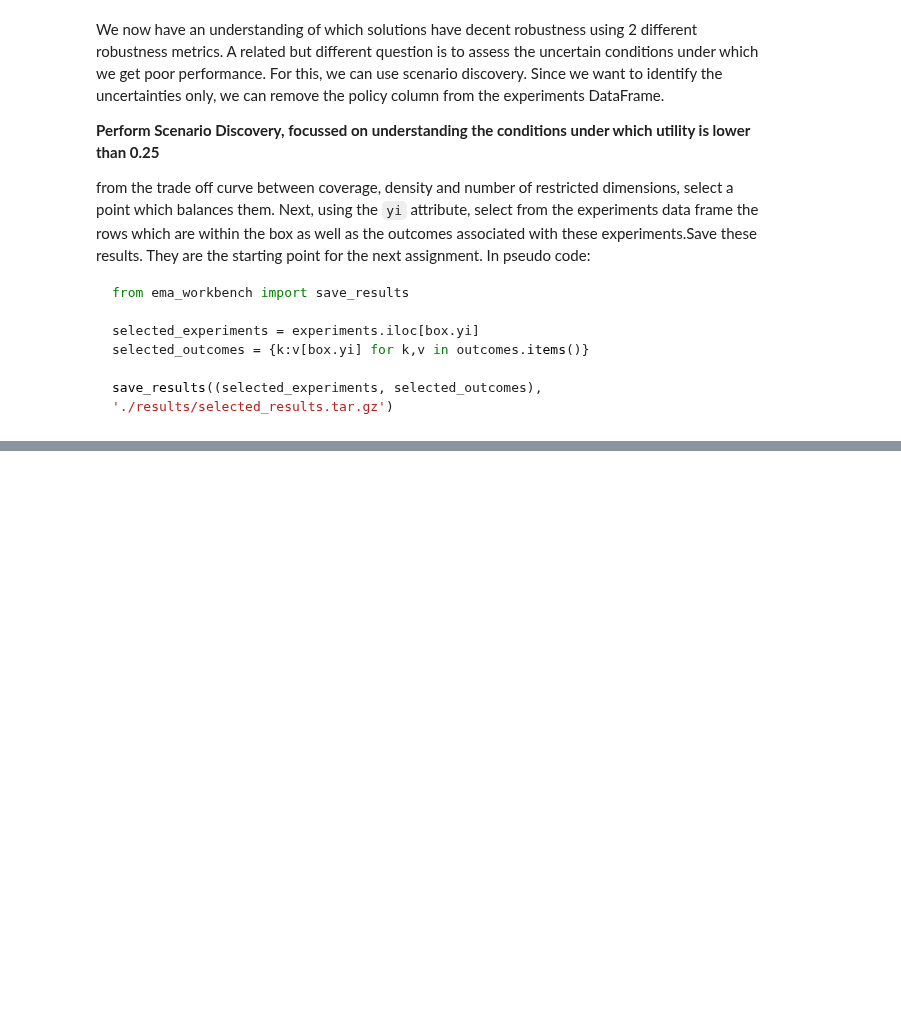
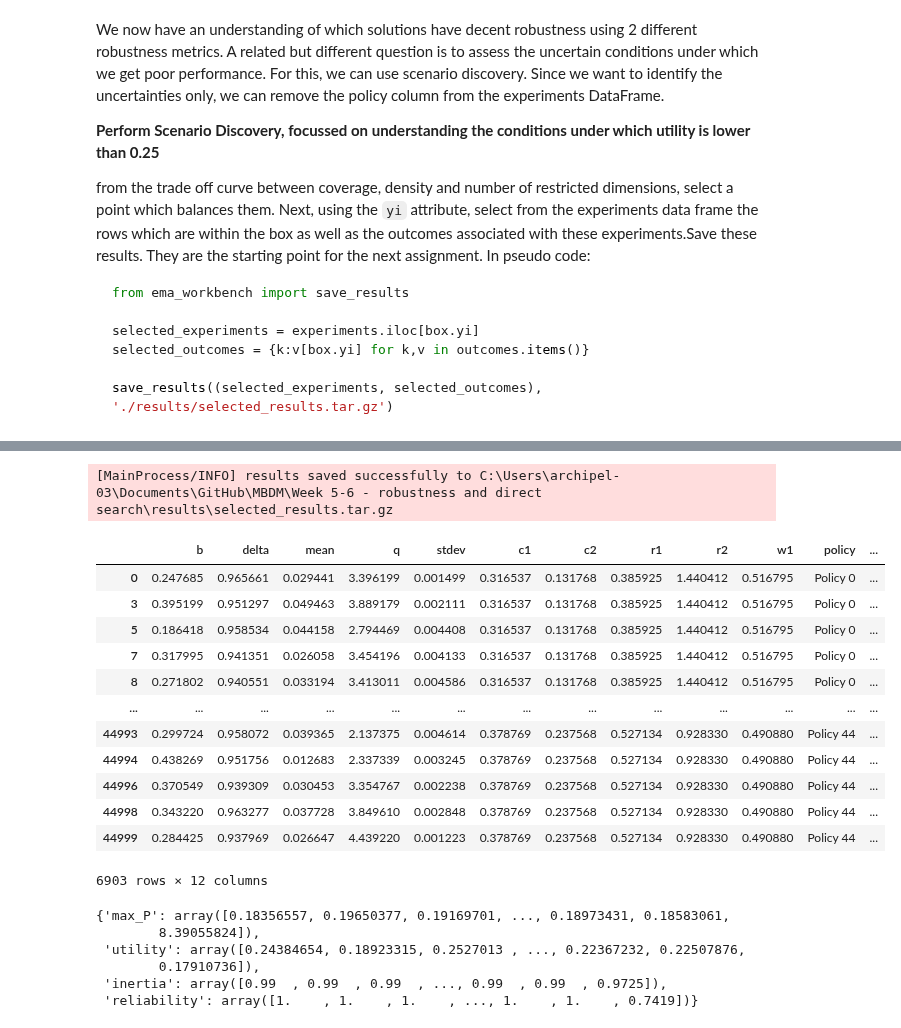
Before and after one commit to tamarvooijs/MBDM, a Jupyter notebook: Week 5-6 - robustness and direct search/assignment 8 - MORDM-Copy1.ipynb, the cells around one changed output, grey strips where cells are left out. Cells and saved outputs as stored; diff of their text form; code cells hidden in the pictures; blank space fills up the shorter version.

```diff
--- a/Week 5-6 - robustness and direct search/assignment 8 - MORDM-Copy1.ipynb
+++ b/Week 5-6 - robustness and direct search/assignment 8 - MORDM-Copy1.ipynb
@@ -402,0 +424,36 @@ save_results((selected_experiments, selected_outcomes), './results/selected_resu
+# %%
+from ema_workbench import save_results
+
+box1.select(36)
+
+selected_experiments = experiments.iloc[box1.yi]
+selected_outcomes = {k:v[box.yi] for k,v in outcomes.items()}
+
+save_results((selected_experiments, selected_outcomes), './results/selected_results.tar.gz')
+# %% [output]
+[MainProcess/INFO] results saved successfully to C:\Users\archipel-03\Documents\GitHub\MBDM\Week 5-6 - robustness and direct search\results\selected_results.tar.gz
+# %%
+selected_experiments
+# %% [output]
+|  | b | delta | mean | q | stdev | c1 | c2 | r1 | r2 | w1 | policy | ... |
+| 0 | 0.247685 | 0.965661 | 0.029441 | 3.396199 | 0.001499 | 0.316537 | 0.131768 | 0.385925 | 1.440412 | 0.516795 | Policy 0 | ... |
+| 3 | 0.395199 | 0.951297 | 0.049463 | 3.889179 | 0.002111 | 0.316537 | 0.131768 | 0.385925 | 1.440412 | 0.516795 | Policy 0 | ... |
+| 5 | 0.186418 | 0.958534 | 0.044158 | 2.794469 | 0.004408 | 0.316537 | 0.131768 | 0.385925 | 1.440412 | 0.516795 | Policy 0 | ... |
+| 7 | 0.317995 | 0.941351 | 0.026058 | 3.454196 | 0.004133 | 0.316537 | 0.131768 | 0.385925 | 1.440412 | 0.516795 | Policy 0 | ... |
+| 8 | 0.271802 | 0.940551 | 0.033194 | 3.413011 | 0.004586 | 0.316537 | 0.131768 | 0.385925 | 1.440412 | 0.516795 | Policy 0 | ... |
+| ... | ... | ... | ... | ... | ... | ... | ... | ... | ... | ... | ... | ... |
+| 44993 | 0.299724 | 0.958072 | 0.039365 | 2.137375 | 0.004614 | 0.378769 | 0.237568 | 0.527134 | 0.928330 | 0.490880 | Policy 44 | ... |
+| 44994 | 0.438269 | 0.951756 | 0.012683 | 2.337339 | 0.003245 | 0.378769 | 0.237568 | 0.527134 | 0.928330 | 0.490880 | Policy 44 | ... |
+| 44996 | 0.370549 | 0.939309 | 0.030453 | 3.354767 | 0.002238 | 0.378769 | 0.237568 | 0.527134 | 0.928330 | 0.490880 | Policy 44 | ... |
+| 44998 | 0.343220 | 0.963277 | 0.037728 | 3.849610 | 0.002848 | 0.378769 | 0.237568 | 0.527134 | 0.928330 | 0.490880 | Policy 44 | ... |
+| 44999 | 0.284425 | 0.937969 | 0.026647 | 4.439220 | 0.001223 | 0.378769 | 0.237568 | 0.527134 | 0.928330 | 0.490880 | Policy 44 | ... |
+6903 rows × 12 columns
+# %%
+selected_outcomes
+# %% [output]
+{'max_P': array([0.18356557, 0.19650377, 0.19169701, ..., 0.18973431, 0.18583061,
+        8.39055824]),
+ 'utility': array([0.24384654, 0.18923315, 0.2527013 , ..., 0.22367232, 0.22507876,
+        0.17910736]),
+ 'inertia': array([0.99  , 0.99  , 0.99  , ..., 0.99  , 0.99  , 0.9725]),
+ 'reliability': array([1.    , 1.    , 1.    , ..., 1.    , 1.    , 0.7419])}
```
Also changed, not shown: parts of 21 cells of this notebook, 2 other files.
